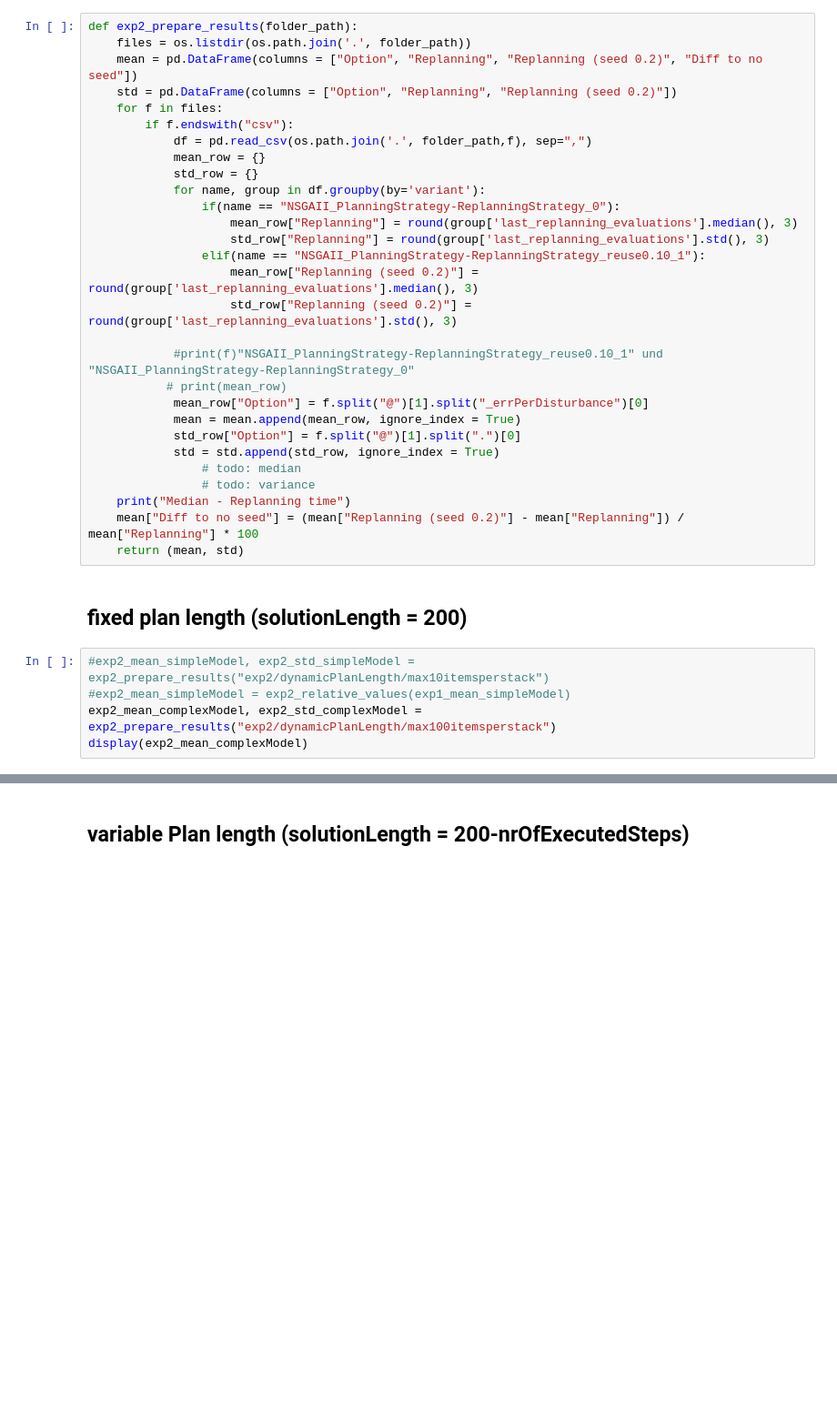
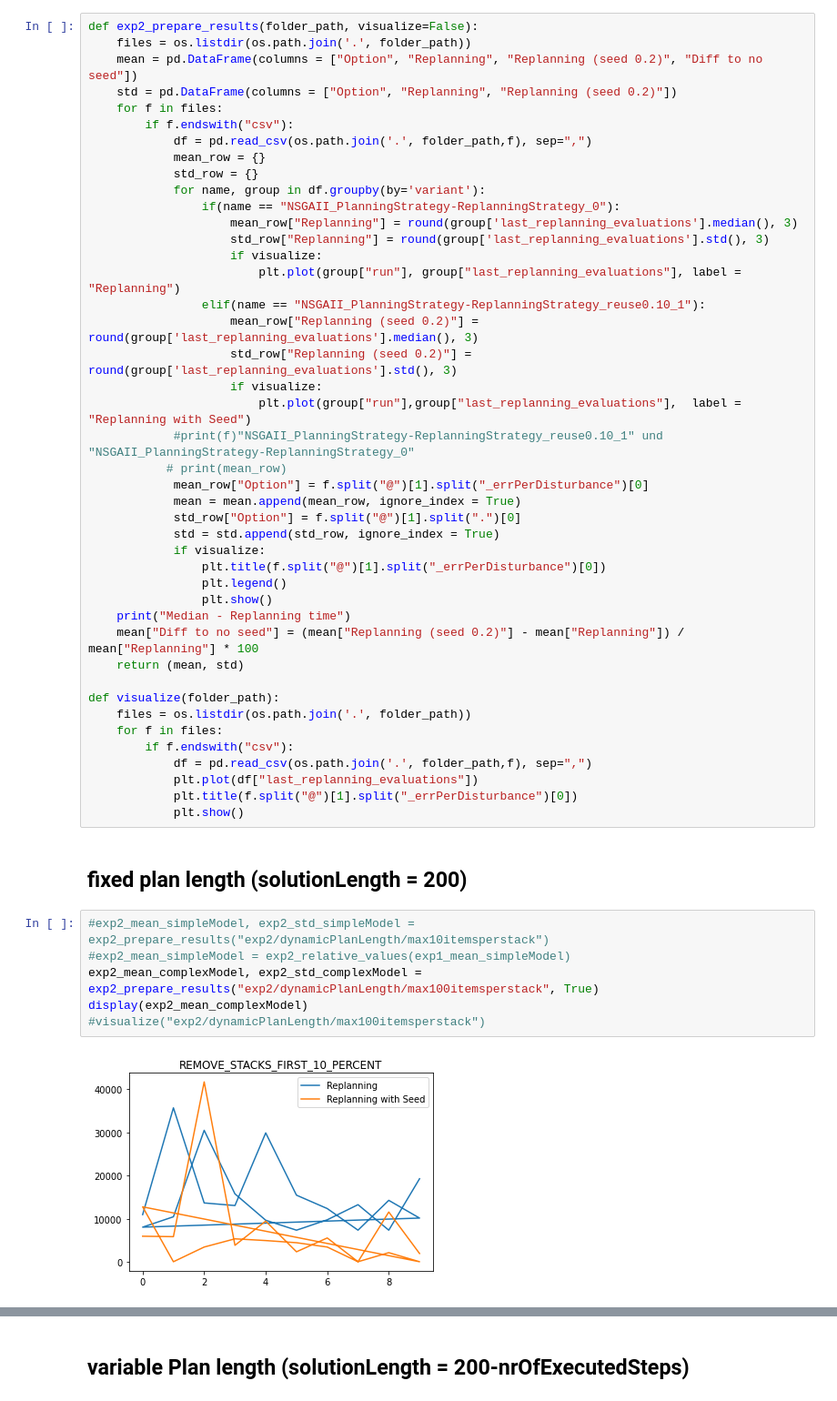
Before and after one commit to martineisenberg/momot-reactive, a Jupyter notebook: evaluation/data_processing.ipynb, the cells around one changed output, grey strips where cells are left out. Shown at 91% size. Drawn from its saved outputs; the diff is of its cells as text; blank space fills up the shorter version.

Commit message:
add plots to evaluation script

```diff
--- a/evaluation/data_processing.ipynb
+++ b/evaluation/data_processing.ipynb
@@ -84,7 +84,7 @@ display(exp1_mean_simpleModel)
 # Experiment 2: Measurement of Evaluations/Time
 ### Predefined standard deviation ( >= 50% decrease from initial std); Search until quality is sufficient (for initial plan & when replanning after disturbance)
 # %%
-def exp2_prepare_results(folder_path):
+def exp2_prepare_results(folder_path, visualize=False):
     files = os.listdir(os.path.join('.', folder_path))
     mean = pd.DataFrame(columns = ["Option", "Replanning", "Replanning (seed 0.2)", "Diff to no seed"])
     std = pd.DataFrame(columns = ["Option", "Replanning", "Replanning (seed 0.2)"])
@@ -97,26 +97,42 @@ def exp2_prepare_results(folder_path):
                 if(name == "NSGAII_PlanningStrategy-ReplanningStrategy_0"):
                     mean_row["Replanning"] = round(group['last_replanning_evaluations'].median(), 3)
                     std_row["Replanning"] = round(group['last_replanning_evaluations'].std(), 3)
+                    if visualize:
+                        plt.plot(group["run"], group["last_replanning_evaluations"], label = "Replanning")
                 elif(name == "NSGAII_PlanningStrategy-ReplanningStrategy_reuse0.10_1"):
                     mean_row["Replanning (seed 0.2)"] = round(group['last_replanning_evaluations'].median(), 3)
                     std_row["Replanning (seed 0.2)"] = round(group['last_replanning_evaluations'].std(), 3)
-
+                    if visualize:
+                        plt.plot(group["run"],group["last_replanning_evaluations"],  label = "Replanning with Seed")
             #print(f)"NSGAII_PlanningStrategy-ReplanningStrategy_reuse0.10_1" und "NSGAII_PlanningStrategy-ReplanningStrategy_0"
            # print(mean_row)
             mean_row["Option"] = f.split("@")[1].split("_errPerDisturbance")[0]
             mean = mean.append(mean_row, ignore_index = True)
             std_row["Option"] = f.split("@")[1].split(".")[0]
             std = std.append(std_row, ignore_index = True)
-                # todo: median
-                # todo: variance
+            if visualize:
+                plt.title(f.split("@")[1].split("_errPerDisturbance")[0])
+                plt.legend()
+                plt.show()
     print("Median - Replanning time")
     mean["Diff to no seed"] = (mean["Replanning (seed 0.2)"] - mean["Replanning"]) / mean["Replanning"] * 100
     return (mean, std)
+
+def visualize(folder_path):
+    files = os.listdir(os.path.join('.', folder_path))
+    for f in files:
+        if f.endswith("csv"):
+            df = pd.read_csv(os.path.join('.', folder_path,f), sep=",")
+            plt.plot(df["last_replanning_evaluations"])
+            plt.title(f.split("@")[1].split("_errPerDisturbance")[0])
+            plt.show()
 # %% [markdown]
 ## fixed plan length (solutionLength = 200)
 # %%
 #exp2_mean_simpleModel, exp2_std_simpleModel = exp2_prepare_results("exp2/dynamicPlanLength/max10itemsperstack")
 #exp2_mean_simpleModel = exp2_relative_values(exp1_mean_simpleModel)
-exp2_mean_complexModel, exp2_std_complexModel = exp2_prepare_results("exp2/dynamicPlanLength/max100itemsperstack")
+exp2_mean_complexModel, exp2_std_complexModel = exp2_prepare_results("exp2/dynamicPlanLength/max100itemsperstack", True)
 display(exp2_mean_complexModel)
+#visualize("exp2/dynamicPlanLength/max100itemsperstack")
 # %% [output]
+[figure, added]
```
Also changed, not shown: parts of 4 cells of this notebook.
